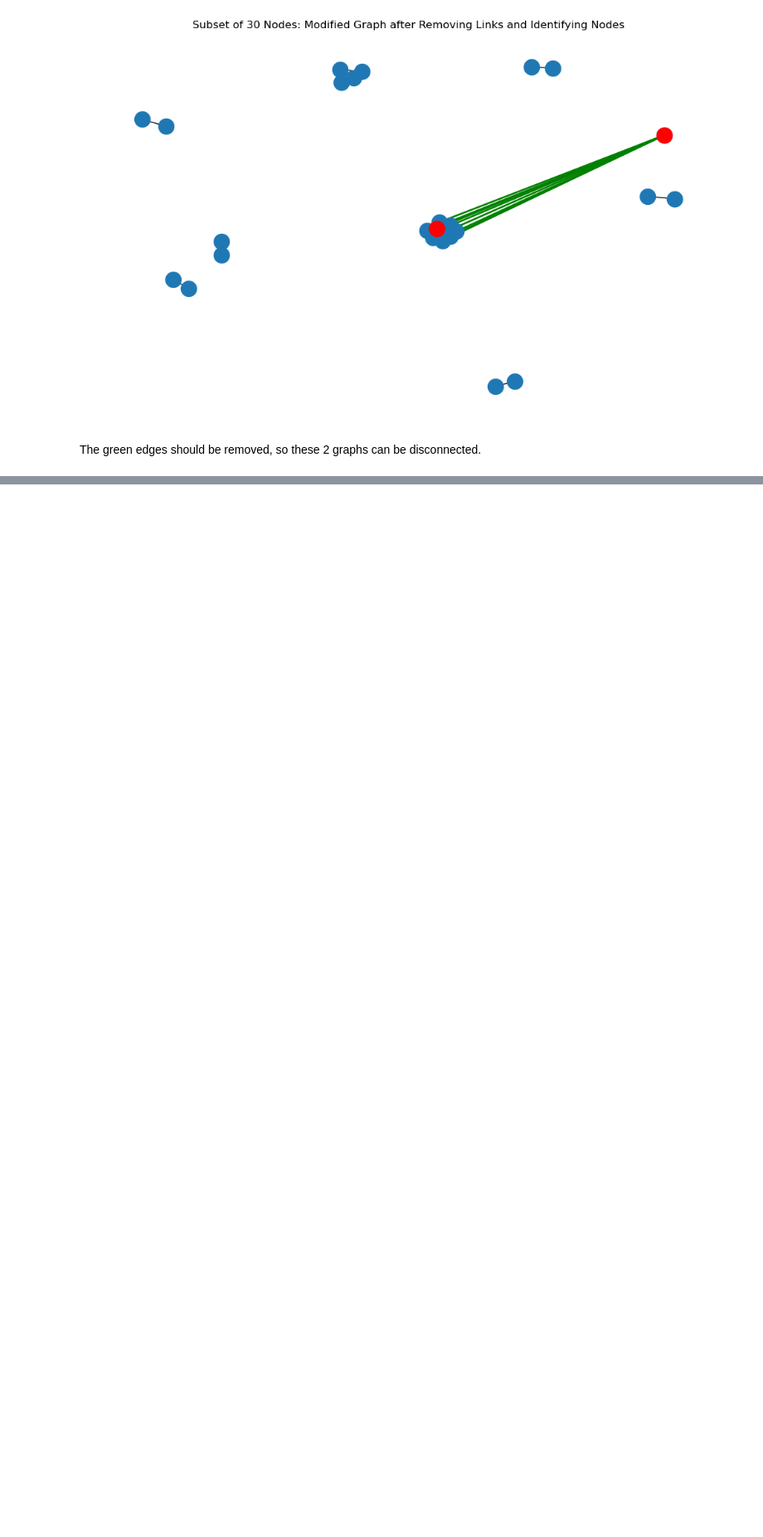
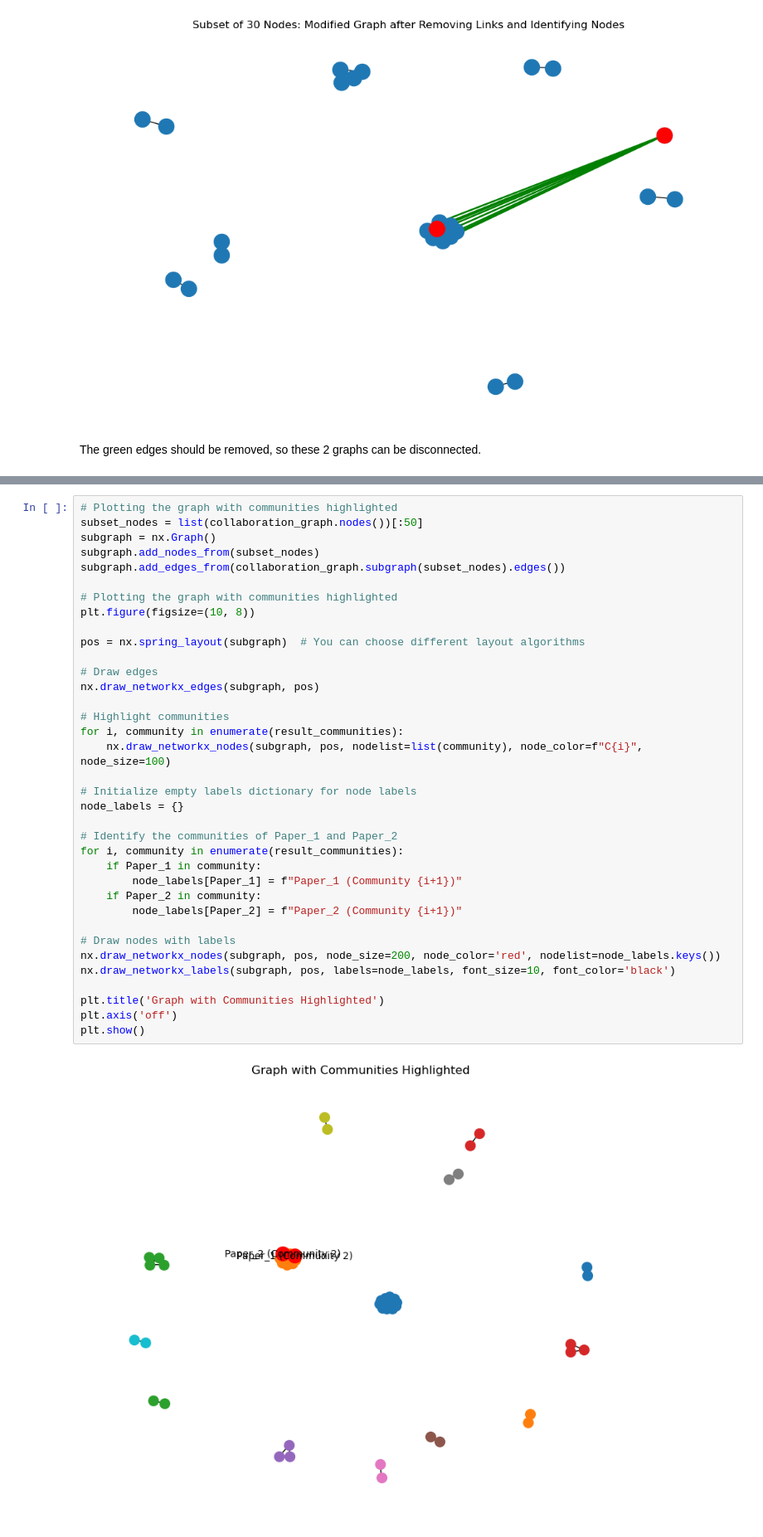
Before and after one commit to armanfeili/ADM-HW5, a Jupyter notebook: notebook 5.ipynb, the cells around one changed output, grey strips where cells are left out. Shown at 83% size. Saved outputs shown, nothing was run; the diff lists cells and outputs as text; blank space fills up the shorter version.

```diff
--- a/notebook 5.ipynb
+++ b/notebook 5.ipynb
@@ -765,0 +797,38 @@ The green edges should be removed, so these 2 graphs can be disconnected.
+# %%
+# Plotting the graph with communities highlighted
+subset_nodes = list(collaboration_graph.nodes())[:50]
+subgraph = nx.Graph()
+subgraph.add_nodes_from(subset_nodes)
+subgraph.add_edges_from(collaboration_graph.subgraph(subset_nodes).edges())
+
+# Plotting the graph with communities highlighted
+plt.figure(figsize=(10, 8))
+
+pos = nx.spring_layout(subgraph)  # You can choose different layout algorithms
+
+# Draw edges
+nx.draw_networkx_edges(subgraph, pos)
+
+# Highlight communities
+for i, community in enumerate(result_communities):
+    nx.draw_networkx_nodes(subgraph, pos, nodelist=list(community), node_color=f"C{i}", node_size=100)
+
+# Initialize empty labels dictionary for node labels
+node_labels = {}
+
+# Identify the communities of Paper_1 and Paper_2
+for i, community in enumerate(result_communities):
+    if Paper_1 in community:
+        node_labels[Paper_1] = f"Paper_1 (Community {i+1})"
+    if Paper_2 in community:
+        node_labels[Paper_2] = f"Paper_2 (Community {i+1})"
+
+# Draw nodes with labels
+nx.draw_networkx_nodes(subgraph, pos, node_size=200, node_color='red', nodelist=node_labels.keys())
+nx.draw_networkx_labels(subgraph, pos, labels=node_labels, font_size=10, font_color='black')
+
+plt.title('Graph with Communities Highlighted')
+plt.axis('off')
+plt.show()
+# %% [output]
+[figure, added]
```
Also changed, not shown: parts of 9 cells of this notebook.
